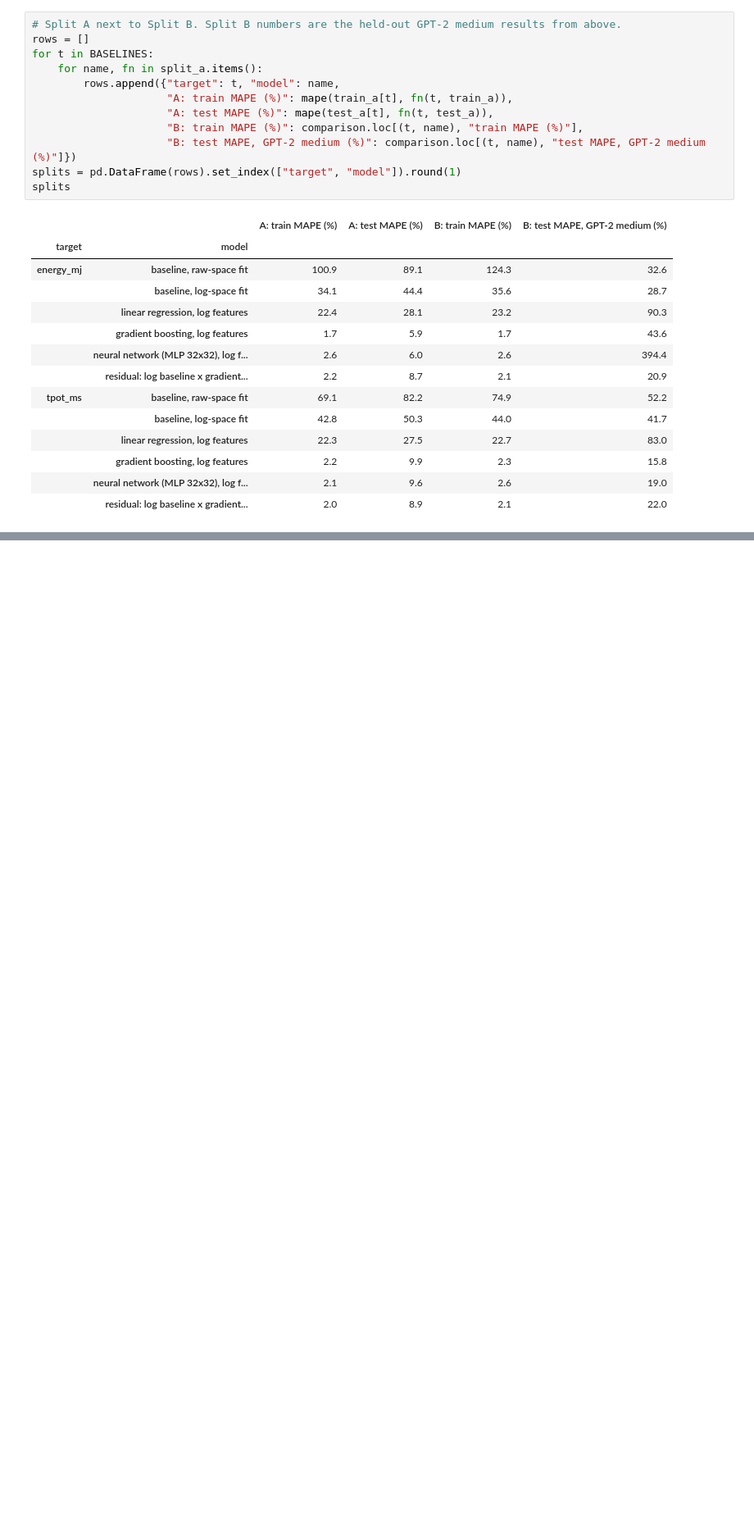
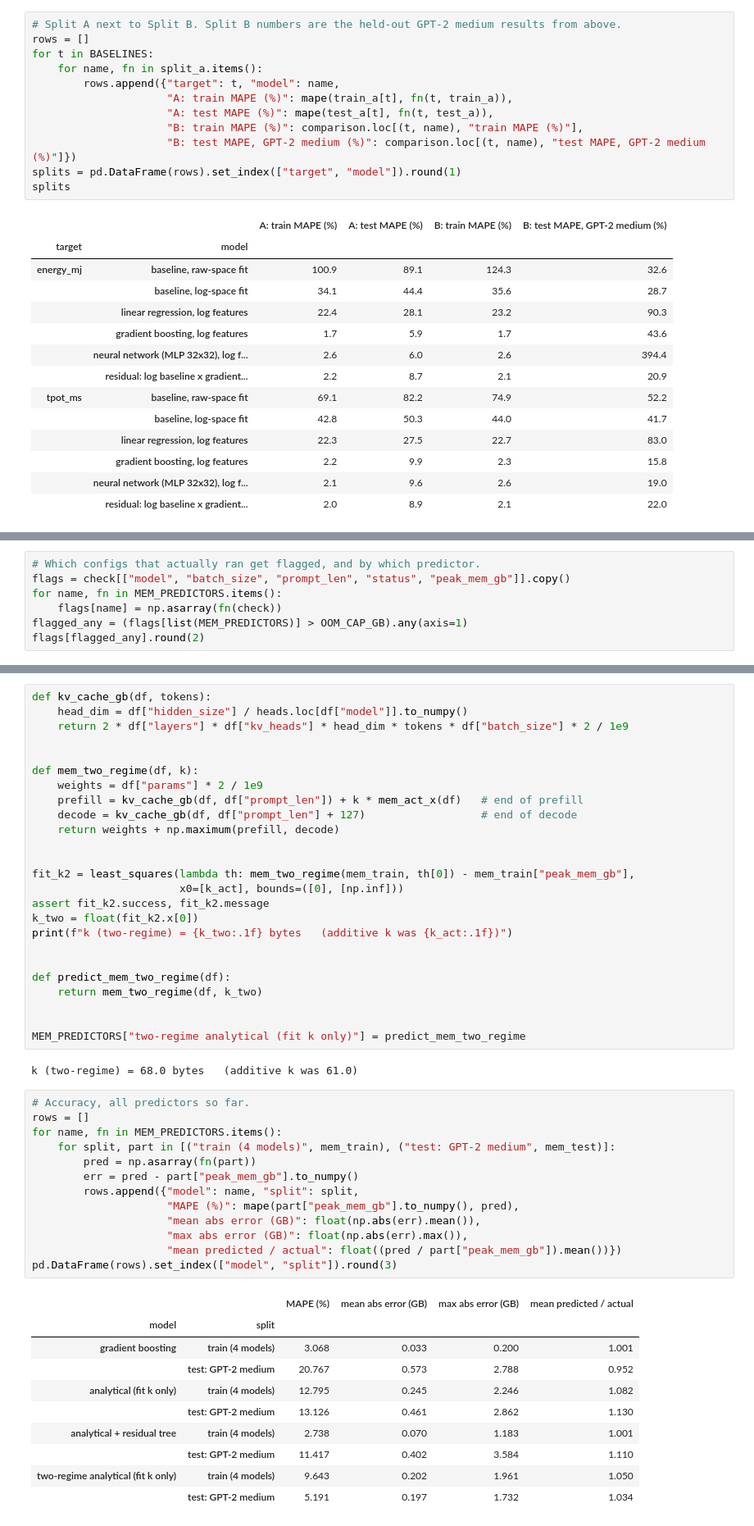
Before and after one commit to Suraj-Sedai/energy-latency-predictor, a Jupyter notebook: notebooks/phase3_models.ipynb, the cells around one changed output, grey strips where cells are left out. Shown at 82% size. Saved outputs shown, nothing was run; the diff lists cells and outputs as text; blank space fills up the shorter version.

```diff
--- a/notebooks/phase3_models.ipynb
+++ b/notebooks/phase3_models.ipynb
@@ -700,0 +1033,7 @@ splits
+# %%
+# Which configs that actually ran get flagged, and by which predictor.
+flags = check[["model", "batch_size", "prompt_len", "status", "peak_mem_gb"]].copy()
+for name, fn in MEM_PREDICTORS.items():
+    flags[name] = np.asarray(fn(check))
+flagged_any = (flags[list(MEM_PREDICTORS)] > OOM_CAP_GB).any(axis=1)
+flags[flagged_any].round(2)
@@ -700,0 +1056,51 @@ splits
+# %%
+def kv_cache_gb(df, tokens):
+    head_dim = df["hidden_size"] / heads.loc[df["model"]].to_numpy()
+    return 2 * df["layers"] * df["kv_heads"] * head_dim * tokens * df["batch_size"] * 2 / 1e9
+
+
+def mem_two_regime(df, k):
+    weights = df["params"] * 2 / 1e9
+    prefill = kv_cache_gb(df, df["prompt_len"]) + k * mem_act_x(df)   # end of prefill
+    decode = kv_cache_gb(df, df["prompt_len"] + 127)                  # end of decode
+    return weights + np.maximum(prefill, decode)
+
+
+fit_k2 = least_squares(lambda th: mem_two_regime(mem_train, th[0]) - mem_train["peak_mem_gb"],
+                       x0=[k_act], bounds=([0], [np.inf]))
+assert fit_k2.success, fit_k2.message
+k_two = float(fit_k2.x[0])
+print(f"k (two-regime) = {k_two:.1f} bytes   (additive k was {k_act:.1f})")
+
+
+def predict_mem_two_regime(df):
+    return mem_two_regime(df, k_two)
+
+
+MEM_PREDICTORS["two-regime analytical (fit k only)"] = predict_mem_two_regime
+# %% [output]
+k (two-regime) = 68.0 bytes   (additive k was 61.0)
+# %%
+# Accuracy, all predictors so far.
+rows = []
+for name, fn in MEM_PREDICTORS.items():
+    for split, part in [("train (4 models)", mem_train), ("test: GPT-2 medium", mem_test)]:
+        pred = np.asarray(fn(part))
+        err = pred - part["peak_mem_gb"].to_numpy()
+        rows.append({"model": name, "split": split,
+                     "MAPE (%)": mape(part["peak_mem_gb"].to_numpy(), pred),
+                     "mean abs error (GB)": float(np.abs(err).mean()),
+                     "max abs error (GB)": float(np.abs(err).max()),
+                     "mean predicted / actual": float((pred / part["peak_mem_gb"]).mean())})
+pd.DataFrame(rows).set_index(["model", "split"]).round(3)
+# %% [output]
+|  |  | MAPE (%) | mean abs error (GB) | max abs error (GB) | mean predicted / actual |
+| model | split |  |  |  |  |
+| gradient boosting | train (4 models) | 3.068 | 0.033 | 0.200 | 1.001 |
+|  | test: GPT-2 medium | 20.767 | 0.573 | 2.788 | 0.952 |
+| analytical (fit k only) | train (4 models) | 12.795 | 0.245 | 2.246 | 1.082 |
+|  | test: GPT-2 medium | 13.126 | 0.461 | 2.862 | 1.130 |
+| analytical + residual tree | train (4 models) | 2.738 | 0.070 | 1.183 | 1.001 |
+|  | test: GPT-2 medium | 11.417 | 0.402 | 3.584 | 1.110 |
+| two-regime analytical (fit k only) | train (4 models) | 9.643 | 0.202 | 1.961 | 1.050 |
+|  | test: GPT-2 medium | 5.191 | 0.197 | 1.732 | 1.034 |
```
Also changed, not shown: parts of 19 cells of this notebook.
